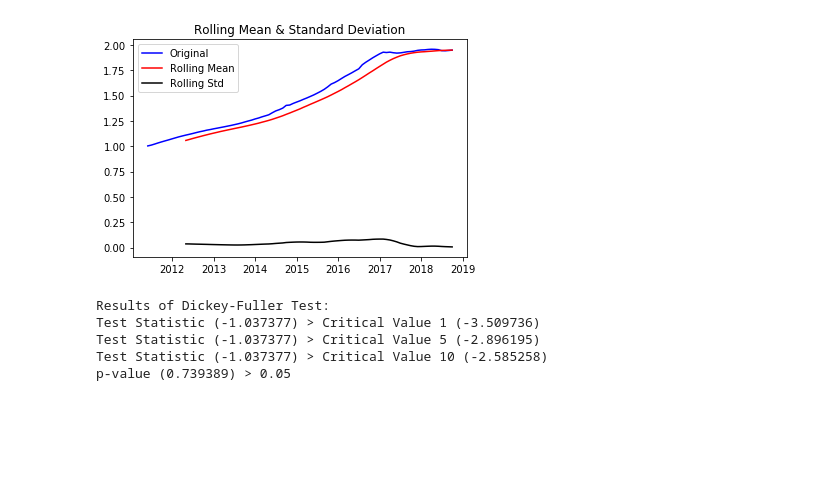
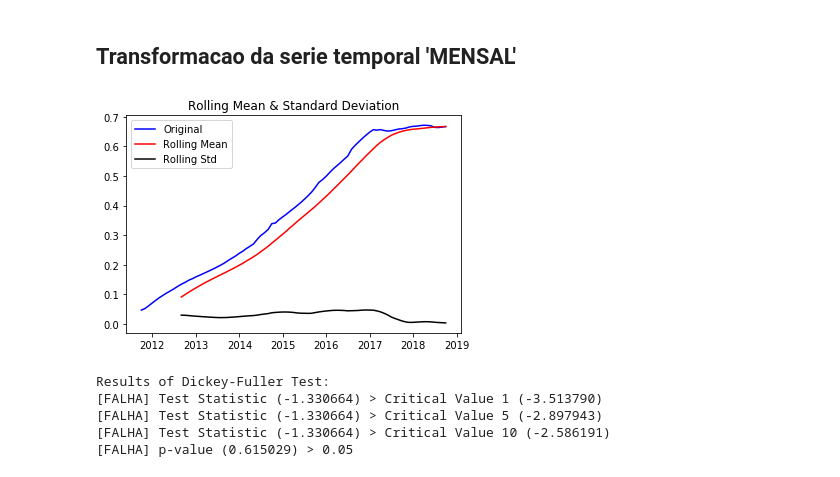
Before and after one commit to jorgealmeidajr/tcc-senai-timeseries, a Jupyter notebook: src/timeseries02-arima.ipynb, the cells around one changed output. Cells and saved outputs as stored; diff of their text form; code cells hidden in the pictures; blank space fills up the shorter version.

Commit message:
ARIMA aplicado na ts02.

```diff
--- a/src/timeseries02-arima.ipynb
+++ b/src/timeseries02-arima.ipynb
@@ -24,6 +18,0 @@ Text(0.5,0,'Ano')
-# %%
-timeseries02_monthly = data.load_timeseries02_monthly()
-
-timeseries02_monthly.plot(figsize=(15, 10), linewidth=2, fontsize=15, style='r.')
-plt.grid(True)
-plt.xlabel('Ano', fontsize=15)
@@ -32,0 +21,5 @@ Text(0.5,0,'Ano')
+# %%
+ts = data.load_timeseries02_monthly2()
+ts.columns = ['rate']
+#arima.print_dataframe_info(ts)
+#timeseries.plot_timeserie(ts)
@@ -33,9 +105,21 @@ Text(0.5,0,'Ano')
+# %% [markdown]
+## Transformacao da serie temporal 'MENSAL'
+# %%
+ts = data.load_timeseries02_monthly()
+ts.columns = ['rate']
+#arima.print_dataframe_info(ts)
+#timeseries.plot_timeserie(ts)
+# %%
+ts_transform = timeseries.ts_transform1(ts)
+
+#timeseries.plot_timeserie(ts_transform['ts_log']) # primeira transformacao
+#timeseries.plot_timeserie(ts_transform['ts_log_diff']) # segunda transformacao
 # %%
-timeseries.check_stationarity(timeseries02_monthly, window=12)
+timeseries.check_stationarity(ts_transform['ts_log'], window=12)
 # %% [output]
-[figure, old version]
+[figure, new version]
 Results of Dickey-Fuller Test:
-Test Statistic (-1.037377) > Critical Value 1 (-3.509736)
-Test Statistic (-1.037377) > Critical Value 5 (-2.896195)
-Test Statistic (-1.037377) > Critical Value 10 (-2.585258)
-p-value (0.739389) > 0.05
+[FALHA] Test Statistic (-1.330664) > Critical Value 1 (-3.513790)
+[FALHA] Test Statistic (-1.330664) > Critical Value 5 (-2.897943)
+[FALHA] Test Statistic (-1.330664) > Critical Value 10 (-2.586191)
+[FALHA] p-value (0.615029) > 0.05
```
Also changed, not shown: parts of 28 cells of this notebook, 3 other files.
